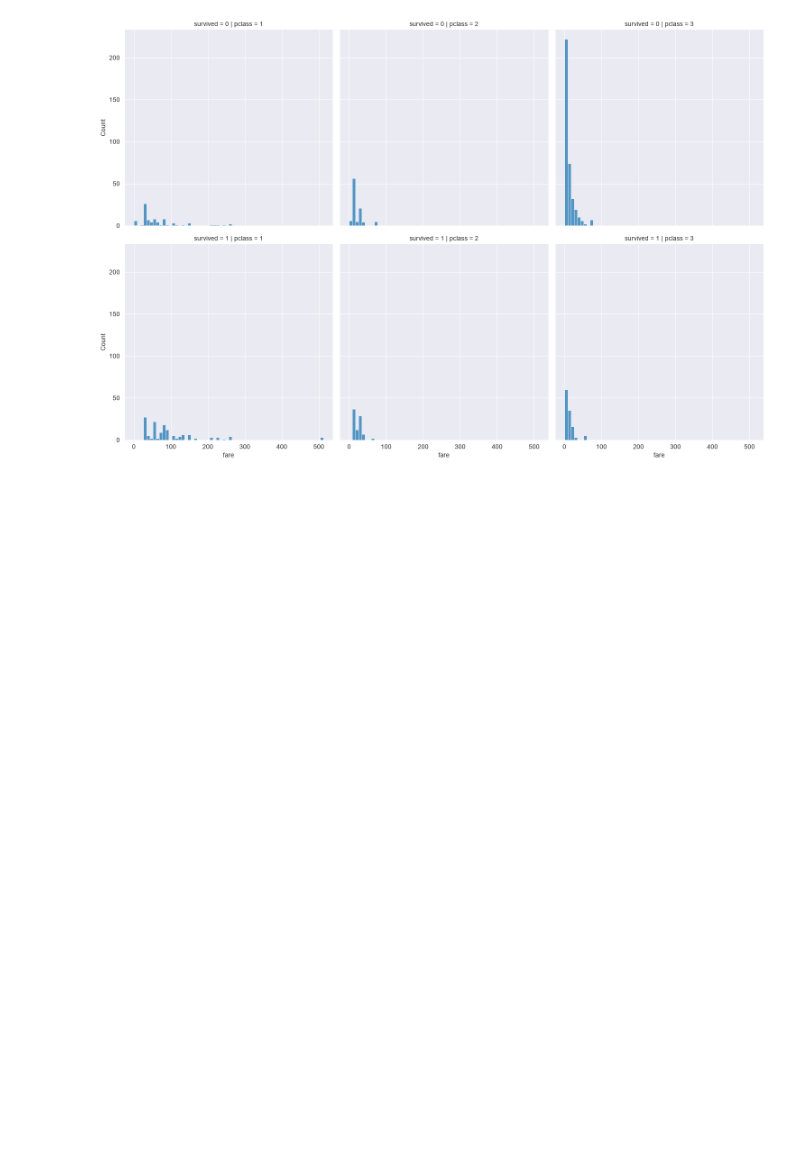
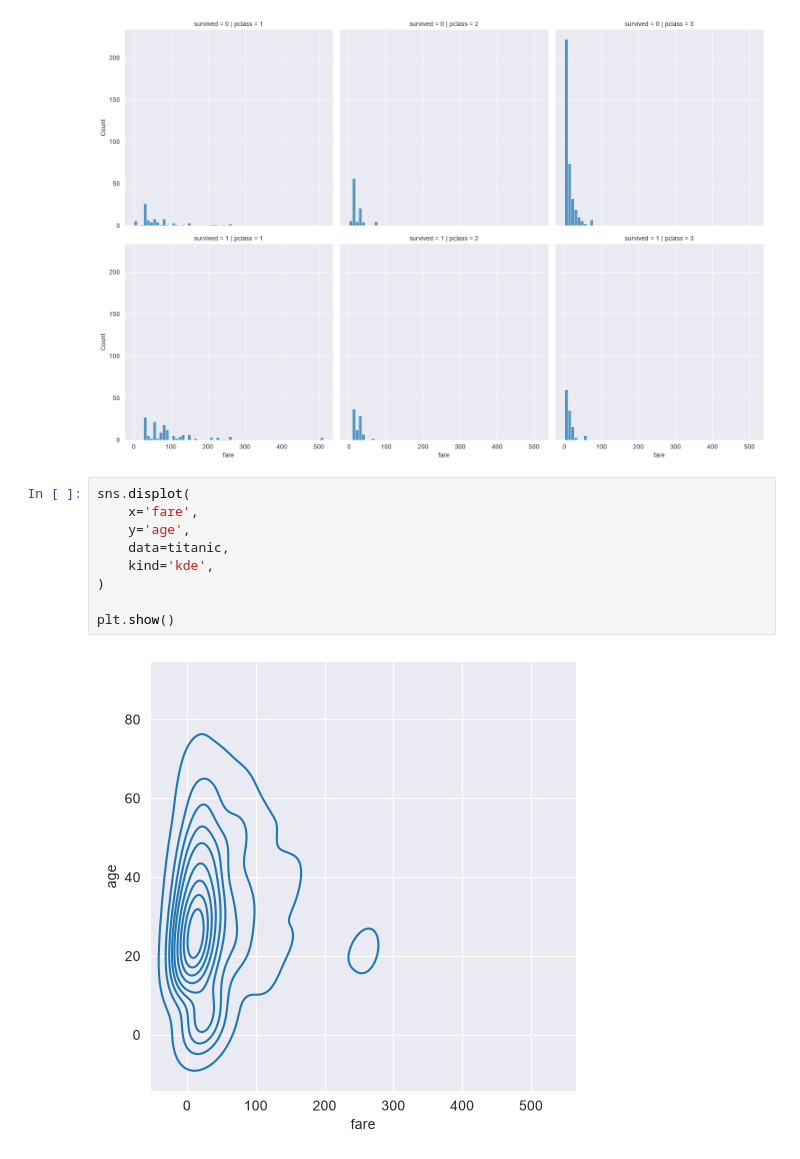
Before and after one commit to ChaeYeongJi/18_data_analytics, a Jupyter notebook: 02_seaborn.ipynb, the cells around one changed output. Cells and saved outputs as stored; diff of their text form; blank space fills up the shorter version.

```diff
--- a/02_seaborn.ipynb
+++ b/02_seaborn.ipynb
@@ -209,3 +209,14 @@ sns.displot(
 plt.show()
 # %% [output]
 [figure]
+# %%
+sns.displot(
+    x='fare',
+    y='age',
+    data=titanic,
+    kind='kde',
+)
+
+plt.show()
+# %% [output]
+[figure, added]
```
Also changed, not shown: parts of 5 cells of this notebook.
